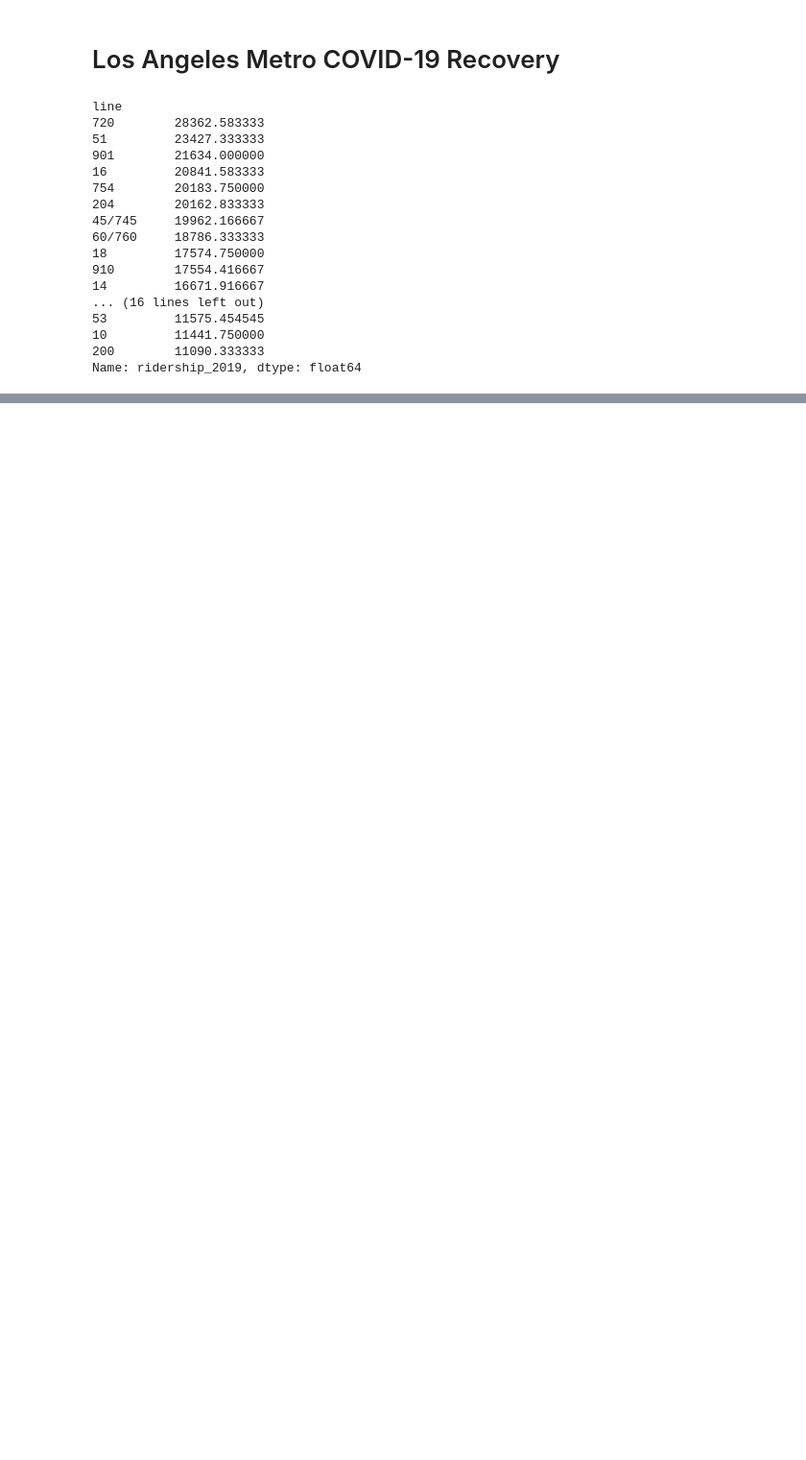
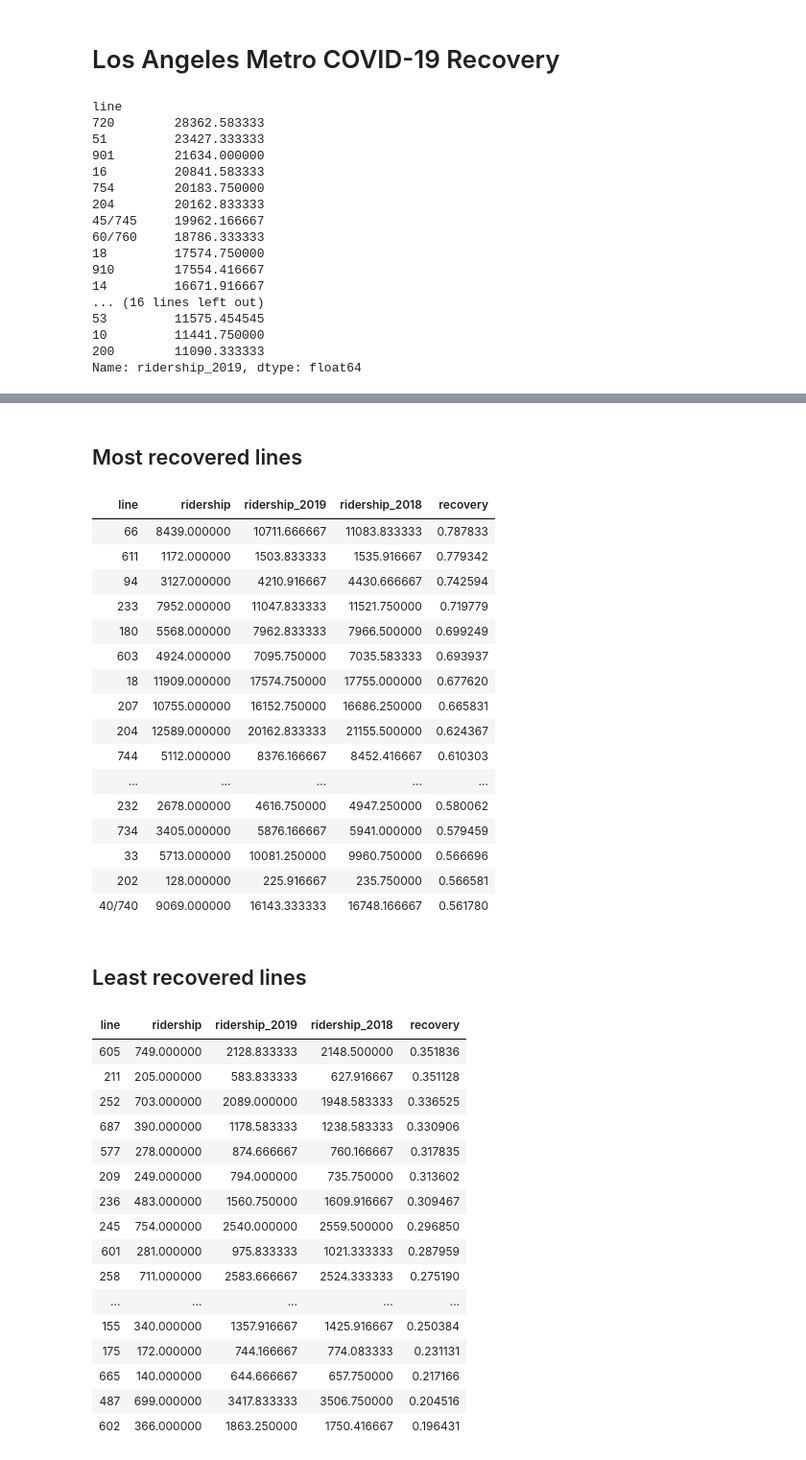
Before and after one commit to ian-r-rose/la-metro-ridership, a Jupyter notebook: metro-ridership-covid-recovery.ipynb, the cells around one changed output, grey strips where cells are left out. Shown at 96% size. Cells and saved outputs as stored; diff of their text form; code cells hidden in the pictures; blank space fills up the shorter version.

```diff
--- a/metro-ridership-covid-recovery.ipynb
+++ b/metro-ridership-covid-recovery.ipynb
@@ -97,3 +104,45 @@ bus_ridership_recovery.head(30)
+# %%
+display({"text/markdown": "## Most recovered lines"}, raw=True)
+display(bus_ridership_recovery.head(20).drop(columns=["date"]).style.hide_index())
+display({"text/markdown": "## Least recovered lines"}, raw=True)
+display(bus_ridership_recovery.tail(20).drop(columns=["date"]).style.hide_index())
+# %% [output]
+## Most recovered lines
+| line | ridership | ridership_2019 | ridership_2018 | recovery |
+| 66 | 8439.000000 | 10711.666667 | 11083.833333 | 0.787833 |
+| 611 | 1172.000000 | 1503.833333 | 1535.916667 | 0.779342 |
+| 94 | 3127.000000 | 4210.916667 | 4430.666667 | 0.742594 |
+| 233 | 7952.000000 | 11047.833333 | 11521.750000 | 0.719779 |
+| 180 | 5568.000000 | 7962.833333 | 7966.500000 | 0.699249 |
+| 603 | 4924.000000 | 7095.750000 | 7035.583333 | 0.693937 |
+| 18 | 11909.000000 | 17574.750000 | 17755.000000 | 0.677620 |
+| 207 | 10755.000000 | 16152.750000 | 16686.250000 | 0.665831 |
+| 204 | 12589.000000 | 20162.833333 | 21155.500000 | 0.624367 |
+| 744 | 5112.000000 | 8376.166667 | 8452.416667 | 0.610303 |
+| ... | ... | ... | ... | ... |
+| 232 | 2678.000000 | 4616.750000 | 4947.250000 | 0.580062 |
+| 734 | 3405.000000 | 5876.166667 | 5941.000000 | 0.579459 |
+| 33 | 5713.000000 | 10081.250000 | 9960.750000 | 0.566696 |
+| 202 | 128.000000 | 225.916667 | 235.750000 | 0.566581 |
+| 40/740 | 9069.000000 | 16143.333333 | 16748.166667 | 0.561780 |
+## Least recovered lines
+| line | ridership | ridership_2019 | ridership_2018 | recovery |
+| 605 | 749.000000 | 2128.833333 | 2148.500000 | 0.351836 |
+| 211 | 205.000000 | 583.833333 | 627.916667 | 0.351128 |
+| 252 | 703.000000 | 2089.000000 | 1948.583333 | 0.336525 |
+| 687 | 390.000000 | 1178.583333 | 1238.583333 | 0.330906 |
+| 577 | 278.000000 | 874.666667 | 760.166667 | 0.317835 |
+| 209 | 249.000000 | 794.000000 | 735.750000 | 0.313602 |
+| 236 | 483.000000 | 1560.750000 | 1609.916667 | 0.309467 |
+| 245 | 754.000000 | 2540.000000 | 2559.500000 | 0.296850 |
+| 601 | 281.000000 | 975.833333 | 1021.333333 | 0.287959 |
+| 258 | 711.000000 | 2583.666667 | 2524.333333 | 0.275190 |
+| ... | ... | ... | ... | ... |
+| 155 | 340.000000 | 1357.916667 | 1425.916667 | 0.250384 |
+| 175 | 172.000000 | 744.166667 | 774.083333 | 0.231131 |
+| 665 | 140.000000 | 644.666667 | 657.750000 | 0.217166 |
+| 487 | 699.000000 | 3417.833333 | 3506.750000 | 0.204516 |
+| 602 | 366.000000 | 1863.250000 | 1750.416667 | 0.196431 |
 # %%
 metro_lines_recovery = bus_lines.merge(
     bus_ridership_recovery,
```
Also changed, not shown: parts of 2 cells of this notebook, 2 other files.
